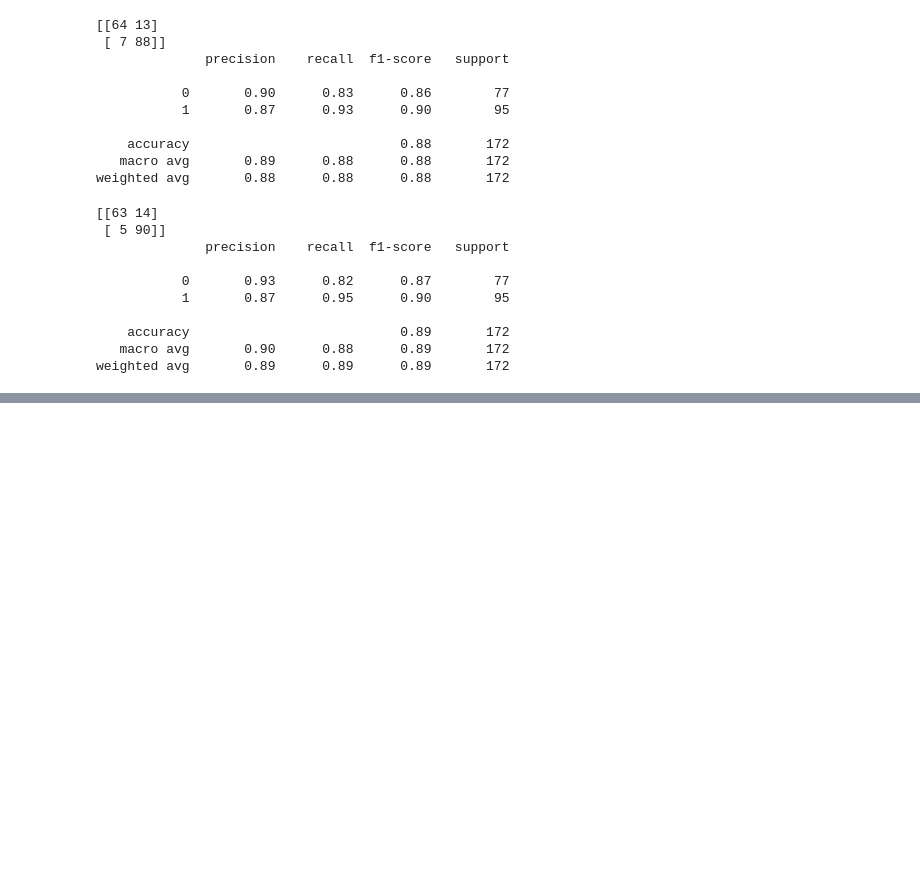
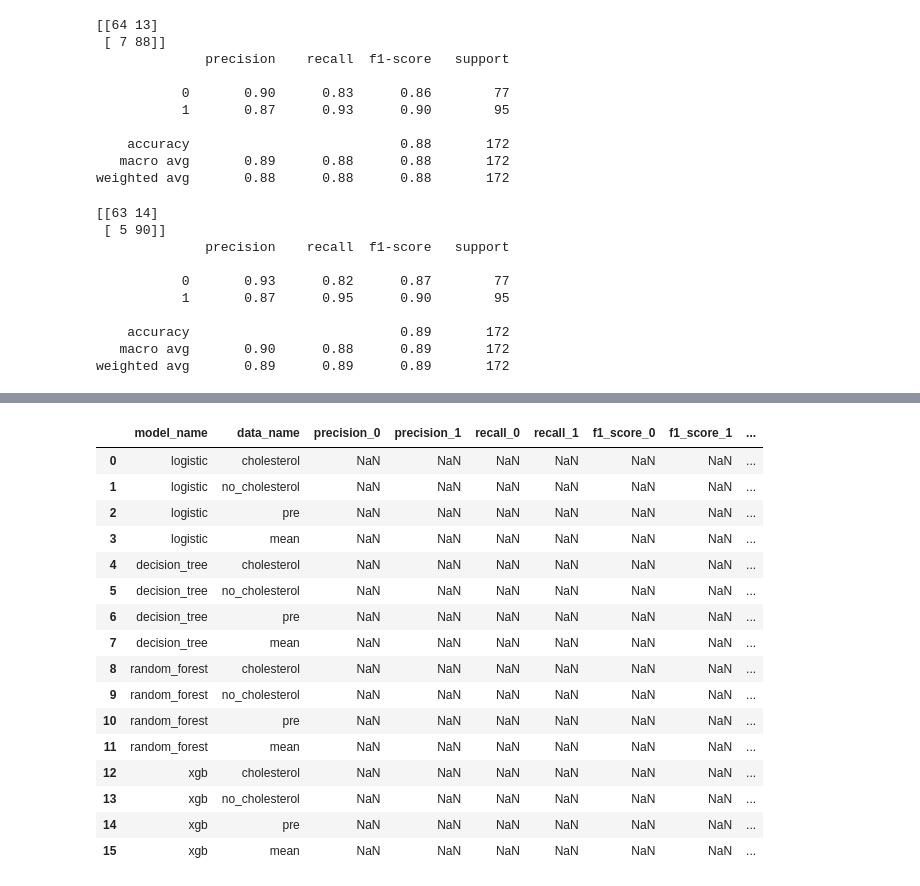
Before and after one commit to pauljo13/Heart-Disease-AI-kaggle, a Jupyter notebook: hd.ipynb, the cells around one changed output, grey strips where cells are left out. Saved outputs shown, nothing was run; the diff lists cells and outputs as text; code cells hidden in the pictures; blank space fills up the shorter version.

```diff
--- a/hd.ipynb
+++ b/hd.ipynb
@@ -972,0 +1009,23 @@ weighted avg       0.89      0.89      0.89       172
+# %%
+report_df = pd.DataFrame(columns=['model_name','data_name','precision_0','precision_1','recall_0','recall_1','f1_score_0','f1_score_1','support_0','support_1','accuracy'])
+report_df['model_name'] = [name for name in ["logistic", "decision_tree", "random_forest", "xgb"] for _ in range(4)]
+report_df['data_name'] = [ name for _ in range(4) for name in ["cholesterol", "no_cholesterol", "pre", "mean"]]
+report_df
+# %% [output]
+|  | model_name | data_name | precision_0 | precision_1 | recall_0 | recall_1 | f1_score_0 | f1_score_1 | ... |
+| 0 | logistic | cholesterol | NaN | NaN | NaN | NaN | NaN | NaN | ... |
+| 1 | logistic | no_cholesterol | NaN | NaN | NaN | NaN | NaN | NaN | ... |
+| 2 | logistic | pre | NaN | NaN | NaN | NaN | NaN | NaN | ... |
+| 3 | logistic | mean | NaN | NaN | NaN | NaN | NaN | NaN | ... |
+| 4 | decision_tree | cholesterol | NaN | NaN | NaN | NaN | NaN | NaN | ... |
+| 5 | decision_tree | no_cholesterol | NaN | NaN | NaN | NaN | NaN | NaN | ... |
+| 6 | decision_tree | pre | NaN | NaN | NaN | NaN | NaN | NaN | ... |
+| 7 | decision_tree | mean | NaN | NaN | NaN | NaN | NaN | NaN | ... |
+| 8 | random_forest | cholesterol | NaN | NaN | NaN | NaN | NaN | NaN | ... |
+| 9 | random_forest | no_cholesterol | NaN | NaN | NaN | NaN | NaN | NaN | ... |
+| 10 | random_forest | pre | NaN | NaN | NaN | NaN | NaN | NaN | ... |
+| 11 | random_forest | mean | NaN | NaN | NaN | NaN | NaN | NaN | ... |
+| 12 | xgb | cholesterol | NaN | NaN | NaN | NaN | NaN | NaN | ... |
+| 13 | xgb | no_cholesterol | NaN | NaN | NaN | NaN | NaN | NaN | ... |
+| 14 | xgb | pre | NaN | NaN | NaN | NaN | NaN | NaN | ... |
+| 15 | xgb | mean | NaN | NaN | NaN | NaN | NaN | NaN | ... |
```
Also changed, not shown: parts of 10 cells of this notebook.
